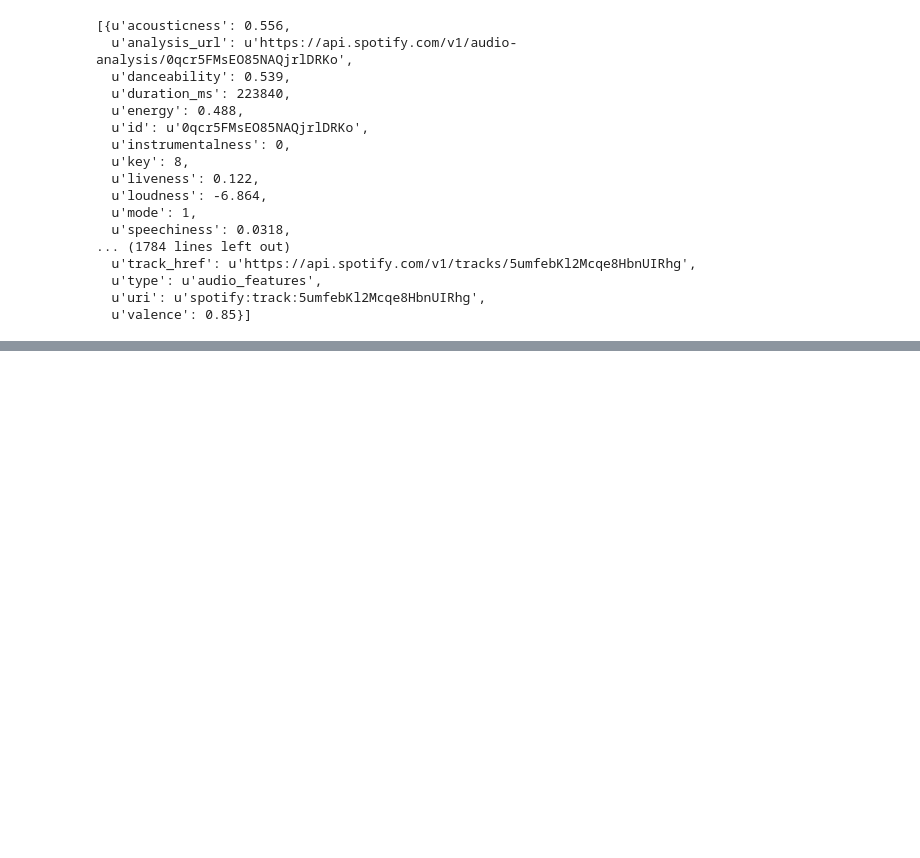
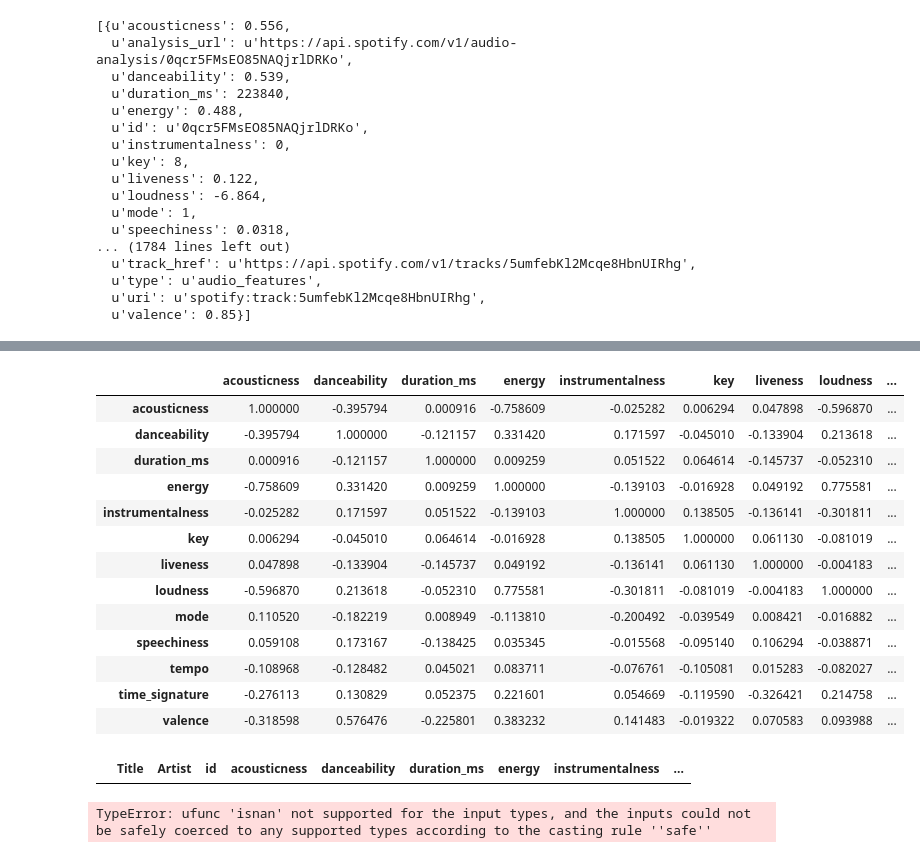
Before and after one commit to AndrewJeong89/GA-DSI, a Jupyter notebook: Capstone - Karaoke.ipynb, the cells around one changed output, grey strips where cells are left out. Cells and saved outputs as stored; diff of their text form; code cells hidden in the pictures; blank space fills up the shorter version.

```diff
--- a/Capstone - Karaoke.ipynb
+++ b/Capstone - Karaoke.ipynb
@@ -83,0 +102,5 @@ features
+# %%
+# Join dataframe tks (karaoke songs) and dataframe features on id
+
+af = pd.merge(tks,af, on=['id','id'])
+af.head()
@@ -83,0 +114,10 @@ features
+# %%
+# pickle dataframe
+import pickle
+
+with open('karaoke_songs.pkl', 'w') as ks:
+    pickle.dump(af, ks)
+# %%
+# open pickled dataframe
+with open('karaoke_songs.pkl', 'r') as ks:
+    af = pickle.load(ks)
@@ -83,0 +134,3 @@ features
+# %%
+# drop columns ('analysis_url','track_href','type','uri')
+af.drop(['analysis_url','track_href','type','uri'],axis=1,inplace=True)
@@ -83,0 +171,29 @@ features
+# %%
+# Correlation between
+af.corr()
+# %% [output]
+|  | acousticness | danceability | duration_ms | energy | instrumentalness | key | liveness | loudness | ... |
+| acousticness | 1.000000 | -0.395794 | 0.000916 | -0.758609 | -0.025282 | 0.006294 | 0.047898 | -0.596870 | ... |
+| danceability | -0.395794 | 1.000000 | -0.121157 | 0.331420 | 0.171597 | -0.045010 | -0.133904 | 0.213618 | ... |
+| duration_ms | 0.000916 | -0.121157 | 1.000000 | 0.009259 | 0.051522 | 0.064614 | -0.145737 | -0.052310 | ... |
+| energy | -0.758609 | 0.331420 | 0.009259 | 1.000000 | -0.139103 | -0.016928 | 0.049192 | 0.775581 | ... |
+| instrumentalness | -0.025282 | 0.171597 | 0.051522 | -0.139103 | 1.000000 | 0.138505 | -0.136141 | -0.301811 | ... |
+| key | 0.006294 | -0.045010 | 0.064614 | -0.016928 | 0.138505 | 1.000000 | 0.061130 | -0.081019 | ... |
+| liveness | 0.047898 | -0.133904 | -0.145737 | 0.049192 | -0.136141 | 0.061130 | 1.000000 | -0.004183 | ... |
+| loudness | -0.596870 | 0.213618 | -0.052310 | 0.775581 | -0.301811 | -0.081019 | -0.004183 | 1.000000 | ... |
+| mode | 0.110520 | -0.182219 | 0.008949 | -0.113810 | -0.200492 | -0.039549 | 0.008421 | -0.016882 | ... |
+| speechiness | 0.059108 | 0.173167 | -0.138425 | 0.035345 | -0.015568 | -0.095140 | 0.106294 | -0.038871 | ... |
+| tempo | -0.108968 | -0.128482 | 0.045021 | 0.083711 | -0.076761 | -0.105081 | 0.015283 | -0.082027 | ... |
+| time_signature | -0.276113 | 0.130829 | 0.052375 | 0.221601 | 0.054669 | -0.119590 | -0.326421 | 0.214758 | ... |
+| valence | -0.318598 | 0.576476 | -0.225801 | 0.383232 | 0.141483 | -0.019322 | 0.070583 | 0.093988 | ... |
+# %%
+# Check for nulls
+af[pd.isnull(af).any(axis=1)]
+# %% [output]
+|  | Title | Artist | id | acousticness | danceability | duration_ms | energy | instrumentalness | ... |
+# %%
+import seaborn as sns
+
+sns.heatmap(af)
+# %% [output]
+TypeError: ufunc 'isnan' not supported for the input types, and the inputs could not be safely coerced to any supported types according to the casting rule ''safe''
```
Also changed, not shown: parts of 13 cells of this notebook, 9 other files.
